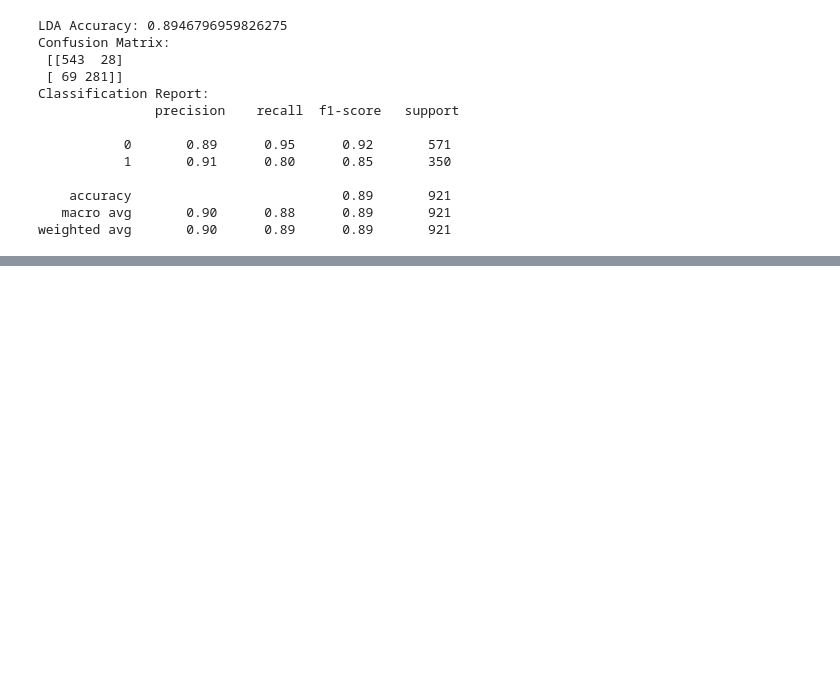
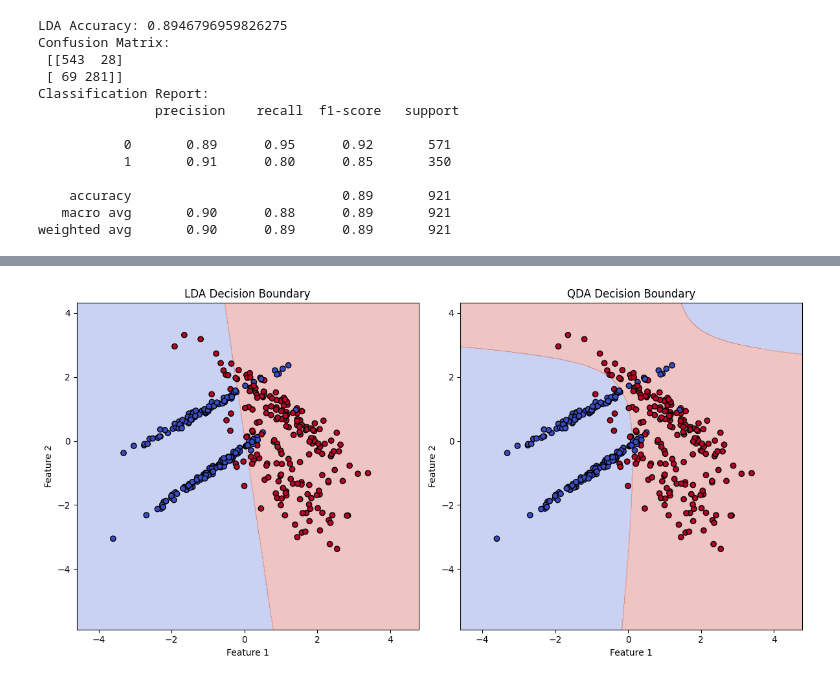
Before and after one commit to aymnalzahrani7/data-Analysis-Project-Group-10, a Jupyter notebook: task 2 - discriminant analysis /discriminant analysis.ipynb, the cells around one changed output, grey strips where cells are left out. Drawn from its saved outputs; the diff is of its cells as text; code cells hidden in the pictures; blank space fills up the shorter version.

```diff
--- a/task 2 - discriminant analysis /discriminant analysis.ipynb
+++ b/task 2 - discriminant analysis /discriminant analysis.ipynb
@@ -96,0 +100,58 @@ InvalidIndexError: (slice(None, None, None), 0)
+# %%
+import numpy as np
+import matplotlib.pyplot as plt
+from sklearn.discriminant_analysis import LinearDiscriminantAnalysis, QuadraticDiscriminantAnalysis
+from sklearn.model_selection import train_test_split
+from sklearn.datasets import make_classification
+
+# إنشاء بيانات للتصنيف
+X, y = make_classification(n_features=2, n_classes=2, n_samples=500, n_informative=2, n_redundant=0, random_state=42)
+
+# تقسيم البيانات إلى مجموعات تدريب واختبار
+X_train, X_test, y_train, y_test = train_test_split(X, y, test_size=0.2, random_state=42)
+
+# إنشاء النماذج LDA و QDA
+lda = LinearDiscriminantAnalysis()
+qda = QuadraticDiscriminantAnalysis()
+
+# تدريب النماذج
+lda.fit(X_train, y_train)
+qda.fit(X_train, y_train)
+
+# إنشاء شبكة من النقاط لتحديد الحدود
+x_min, x_max = X[:, 0].min() - 1, X[:, 0].max() + 1
+y_min, y_max = X[:, 1].min() - 1, X[:, 1].max() + 1
+xx, yy = np.meshgrid(np.linspace(x_min, x_max, 500), np.linspace(y_min, y_max, 500))
+
+# توقعات LDA و QDA على الشبكة
+Z_lda = lda.predict(np.c_[xx.ravel(), yy.ravel()])
+Z_qda = qda.predict(np.c_[xx.ravel(), yy.ravel()])
+
+# إعادة تشكيل نتائج التوقعات لتناسب الشبكة
+Z_lda = Z_lda.reshape(xx.shape)
+Z_qda = Z_qda.reshape(xx.shape)
+
+# رسم النتائج
+plt.figure(figsize=(12, 6))
+
+# رسم حدود القرار LDA
+plt.subplot(1, 2, 1)
+plt.contourf(xx, yy, Z_lda, alpha=0.3, cmap=plt.cm.coolwarm)
+plt.scatter(X_train[:, 0], X_train[:, 1], c=y_train, edgecolors='k', marker='o', cmap=plt.cm.coolwarm)
+plt.title('LDA Decision Boundary')
+plt.xlabel('Feature 1')
+plt.ylabel('Feature 2')
+
+# رسم حدود القرار QDA
+plt.subplot(1, 2, 2)
+plt.contourf(xx, yy, Z_qda, alpha=0.3, cmap=plt.cm.coolwarm)
+plt.scatter(X_train[:, 0], X_train[:, 1], c=y_train, edgecolors='k', marker='o', cmap=plt.cm.coolwarm)
+plt.title('QDA Decision Boundary')
+plt.xlabel('Feature 1')
+plt.ylabel('Feature 2')
+
+# عرض الرسم
+plt.tight_layout()
+plt.show()
+# %% [output]
+[figure, added]
```
Also changed, not shown: parts of 2 cells of this notebook, 2 other files.
